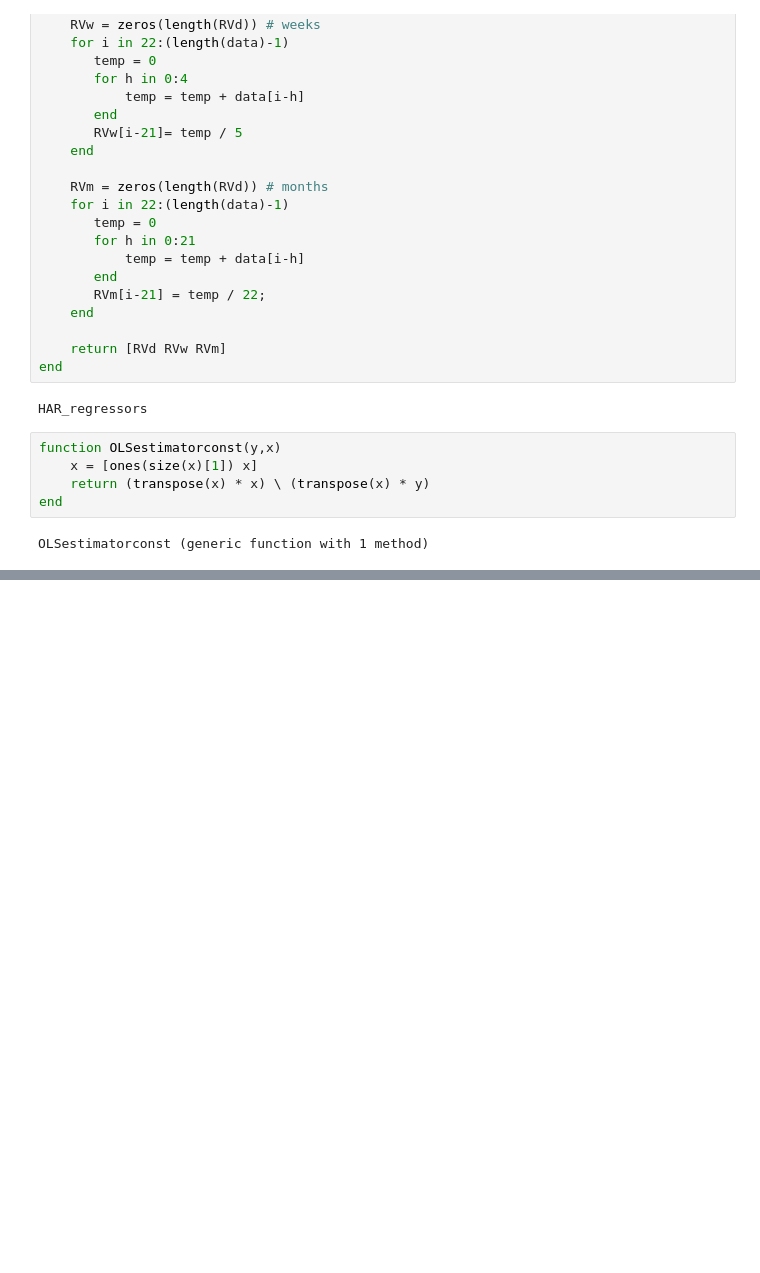
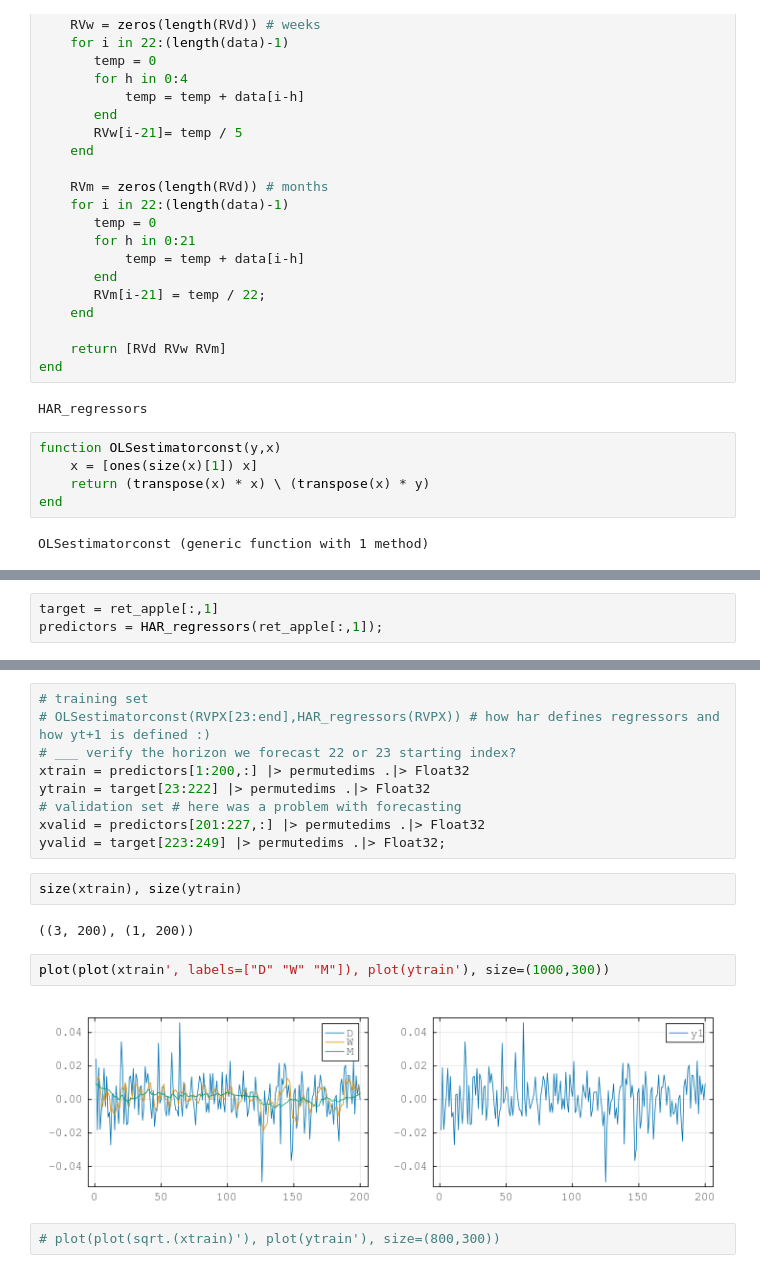
Before and after one commit to Tukan22/FE2P1SvobodaVlach, a Jupyter notebook: notebooks/project1.ipynb, the cells around one changed output, grey strips where cells are left out. Cells and saved outputs as stored; diff of their text form; blank space fills up the shorter version.

Commit message:
HAR ML Flux start

```diff
--- a/notebooks/project1.ipynb
+++ b/notebooks/project1.ipynb
@@ -274,0 +296,3 @@ OLSestimatorconst(train_apple[23:end,1], HAR_regressors(train_apple[:,1]))
+# %%
+target = ret_apple[:,1]
+predictors = HAR_regressors(ret_apple[:,1]);
@@ -274,0 +319,19 @@ OLSestimatorconst(train_apple[23:end,1], HAR_regressors(train_apple[:,1]))
+# %%
+# training set
+# OLSestimatorconst(RVPX[23:end],HAR_regressors(RVPX)) # how har defines regressors and how yt+1 is defined :)
+# ___ verify the horizon we forecast 22 or 23 starting index?
+xtrain = predictors[1:200,:] |> permutedims .|> Float32
+ytrain = target[23:222] |> permutedims .|> Float32
+# validation set # here was a problem with forecasting
+xvalid = predictors[201:227,:] |> permutedims .|> Float32
+yvalid = target[223:249] |> permutedims .|> Float32;
+# %%
+size(xtrain), size(ytrain)
+# %% [output]
+((3, 200), (1, 200))
+# %%
+plot(plot(xtrain', labels=["D" "W" "M"]), plot(ytrain'), size=(1000,300))
+# %% [output]
+[figure, added]
+# %%
+# plot(plot(sqrt.(xtrain)'), plot(ytrain'), size=(800,300))
```
Also changed, not shown: parts of 21 cells of this notebook, 2 other files.
